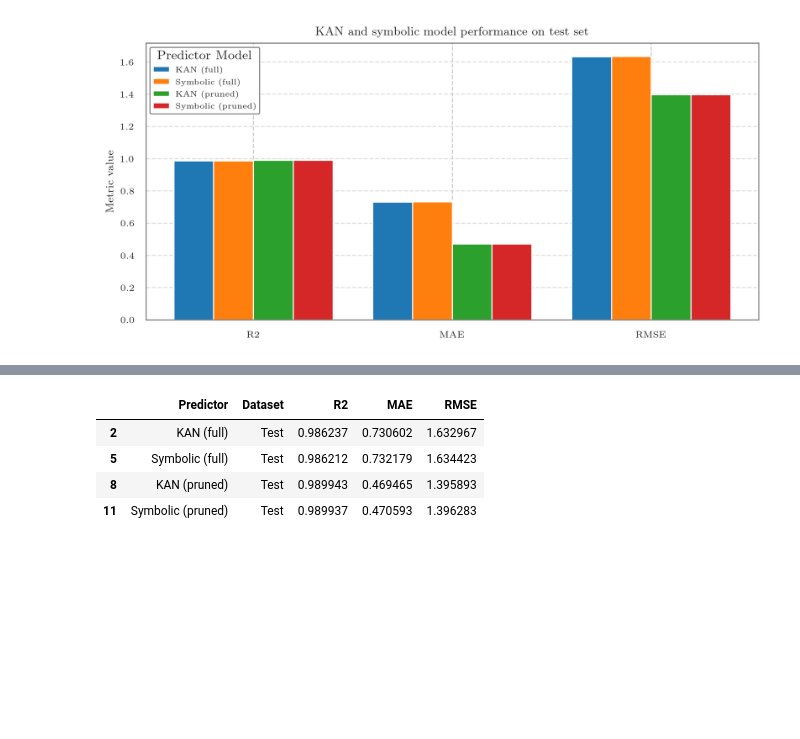
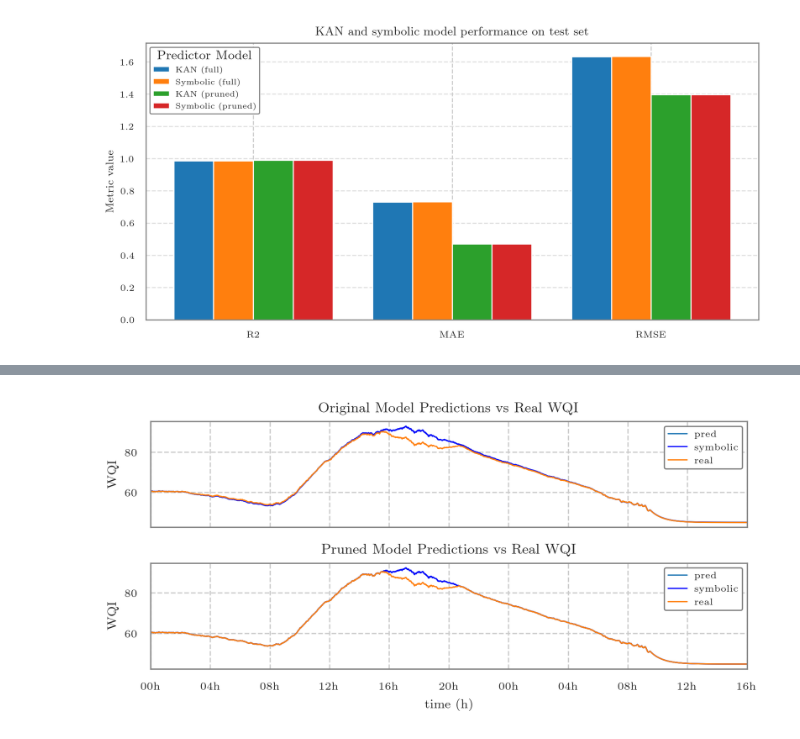
Before and after one commit to igendriz/KAN-WQI-Analysis, a Jupyter notebook: notebooks/Train_Evaluate_Models.ipynb, the cells around one changed output, grey strips where cells are left out. Drawn from its saved outputs; the diff is of its cells as text; code cells hidden in the pictures; blank space fills up the shorter version.

```diff
--- a/notebooks/Train_Evaluate_Models.ipynb
+++ b/notebooks/Train_Evaluate_Models.ipynb
@@ -398,6 +401,10 @@ model_pruned = model_01
 train_preds = model.forward(train_input).detach()
 val_preds   = model.forward(val_input).detach()
 test_preds  = model.forward(test_input).detach()
+
+train_preds_pruned = model_pruned.forward(train_input[:, :2]).detach()
+val_preds_pruned   = model_pruned .forward(val_input[:, :2]).detach()
+test_preds_pruned   = model_pruned .forward(test_input[:, :2]).detach()
 
 # Ground truth labels
 train_labels = train_label
@@ -543,8 +581,43 @@ plt.show()
 # %%
-df_kan_test_performance
+import os
+
+# Create a figure with two subplots (one for each model)
+fig, (ax1, ax2) = plt.subplots(nrows=2, ncols=1, figsize=(6, 3), sharex=True)
+
+# Extract date information from the DataFrame
+date = pd.to_datetime(df_WQ['created_date'])
+time_date = pd.to_datetime(date)
+# test_preds_symb_full
+
+ax = ax1
+ax.plot(time_date.iloc[n_train + n_val:], test_preds, linewidth = 0.8,label = 'pred')
+ax.plot(time_date.iloc[n_train + n_val:], test_preds_symb_full, linewidth = 0.8, color = 'blue',label = 'symbolic')
+ax.plot(time_date.iloc[n_train + n_val:], test_labels, linewidth = 0.8,label = 'real')
+# ax.set_xlabel('time steps')
+ax.set_ylabel('WQI')
+ax.set_title('Original Model Predictions vs Real WQI')
+ax.legend()
+
+ax = ax2
+ax.plot(time_date.iloc[n_train + n_val:], test_preds_pruned, linewidth = 0.8,label = 'pred')
+ax.plot(time_date.iloc[n_train + n_val:], test_preds_symb_pruned, linewidth = 0.8, color = 'blue',label = 'symbolic')
+ax.plot(time_date.iloc[n_train + n_val:], test_labels, linewidth = 0.8,label = 'real')
+ax.set_xlabel('time (h)')
+ax.set_ylabel('WQI')
+ax.set_title('Pruned Model Predictions vs Real WQI')
+ax.legend()
+# ax.tick_params(axis='x', rotation=15)
+ax.xaxis.set_major_formatter(plt.matplotlib.dates.DateFormatter('%Hh'))
+
+t0, t1 = time_date.iloc[n_train + n_val], time_date.iloc[-1]
+ax.set_xlim((t0, t1))
+
+fig.tight_layout()
+
+# Save the figure
+fig_path = results_fig_dir / 'Model-Performance-Timeseries_Test-Set.pdf'
+fig.savefig(fig_path, format='pdf')
+
+plt.show()
 # %% [output]
-|  | Predictor | Dataset | R2 | MAE | RMSE |
-| 2 | KAN (full) | Test | 0.986237 | 0.730602 | 1.632967 |
-| 5 | Symbolic (full) | Test | 0.986212 | 0.732179 | 1.634423 |
-| 8 | KAN (pruned) | Test | 0.989943 | 0.469465 | 1.395893 |
-| 11 | Symbolic (pruned) | Test | 0.989937 | 0.470593 | 1.396283 |
+[figure, added]
```
Also changed, not shown: parts of 3 cells of this notebook, 1 other file.
